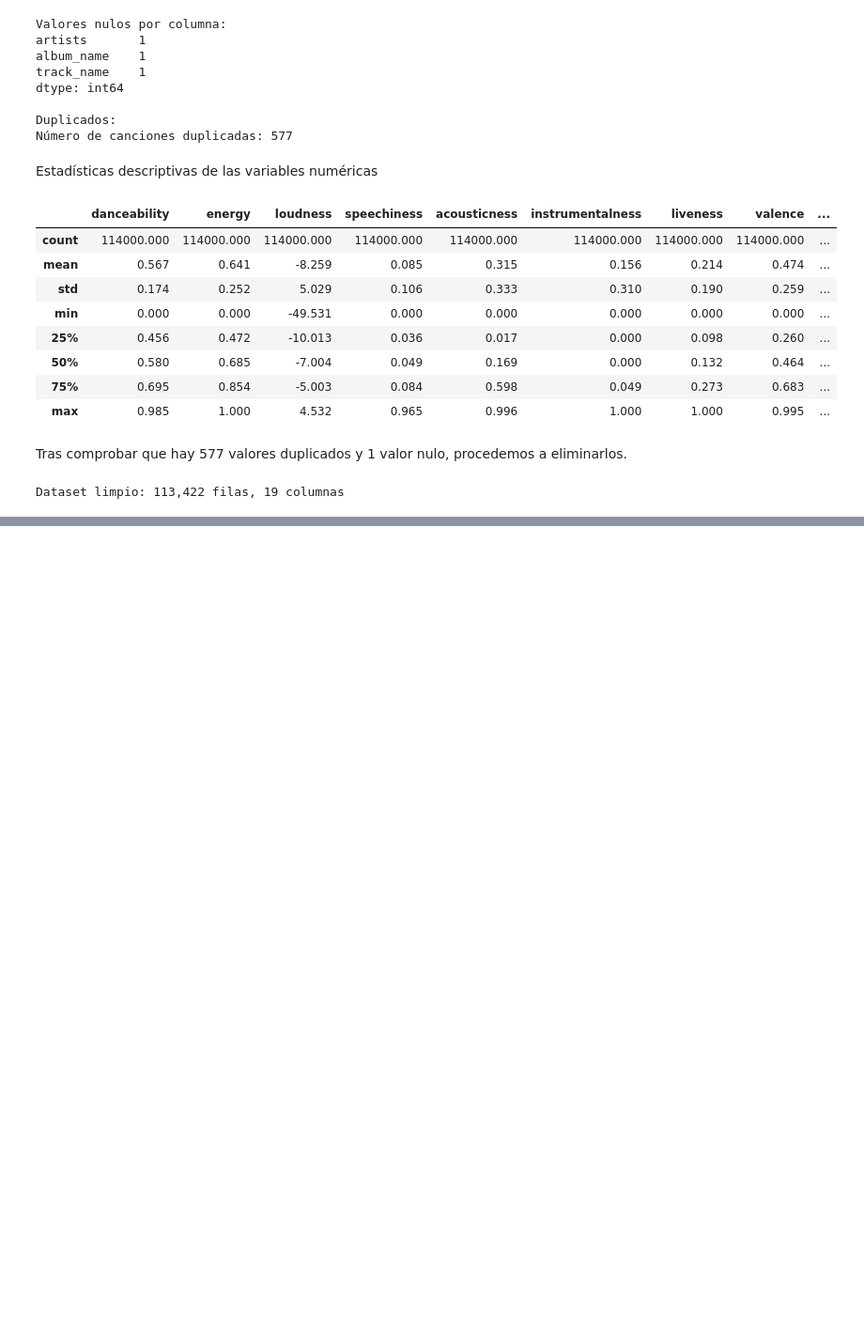
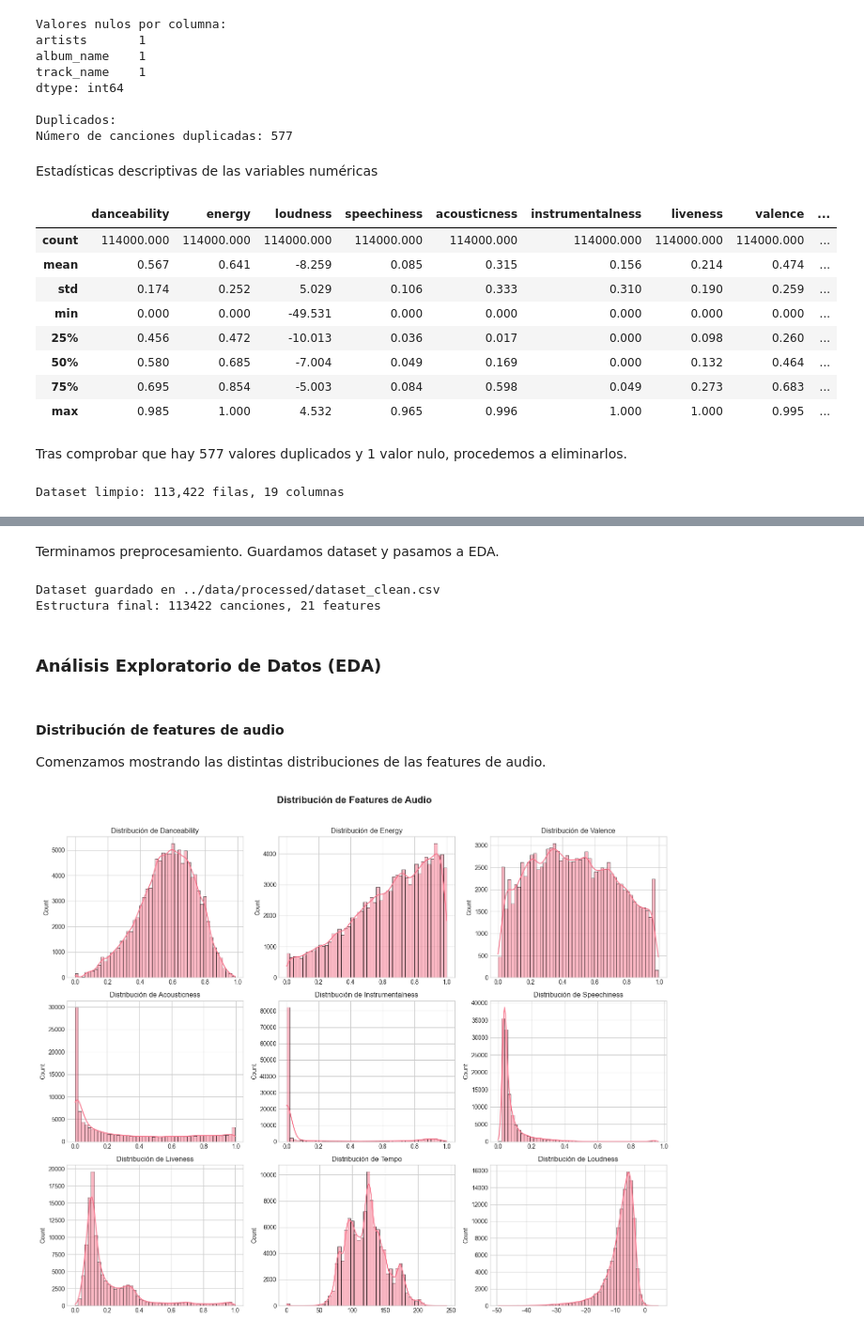
Before and after one commit to alegonzjur/SpotifyRecommender, a Jupyter notebook: notebooks/01_eda_audio_features.ipynb, the cells around one changed output, grey strips where cells are left out. Shown at 94% size. Saved outputs shown, nothing was run; the diff lists cells and outputs as text; code cells hidden in the pictures; blank space fills up the shorter version.

Commit message:
Estructuración de EDA

```diff
--- a/notebooks/01_eda_audio_features.ipynb
+++ b/notebooks/01_eda_audio_features.ipynb
@@ -138,0 +147,9 @@ Dataset limpio: 113,422 filas, 19 columnas
+# %%
+# Cambiamos la duración a minutos.
+df['duration_min'] = (df['duration_ms'] / 60000).round(2)
+
+# Categorizamos la popularidad en rangos.
+df['popularity_category'] = pd.cut(df['popularity'], bins=[0, 25, 50, 75, 100], labels=['Baja', 'Media', 'Alta', 'Viral'])
+
+print(f'Distribución por categoría de popularidad:')
+print(df['popularity_category'].value_counts())
@@ -138,0 +164,35 @@ Dataset limpio: 113,422 filas, 19 columnas
+# %% [markdown]
+Terminamos preprocesamiento. Guardamos dataset y pasamos a EDA.
+# %%
+df.to_csv('../data/processed/dataset_clean.csv', index=False)
+print(f'Dataset guardado en ../data/processed/dataset_clean.csv')
+print(f'Estructura final: {df.shape[0]} canciones, {df.shape[1]} features')
+# %% [output]
+Dataset guardado en ../data/processed/dataset_clean.csv
+Estructura final: 113422 canciones, 21 features
+# %% [markdown]
+### Análisis Exploratorio de Datos (EDA)
+# %% [markdown]
+#### Distribución de features de audio
+
+Comenzamos mostrando las distintas distribuciones de las features de audio.
+# %%
+# Configuración del gráfico.
+fig, axes = plt.subplots(3,3, figsize=(15,12))
+fig.suptitle('Distribución de Features de Audio', fontsize=16, fontweight='bold', y=1.02)
+
+# Elección de features.
+features = ['danceability', 'energy', 'valence','acousticness', 'instrumentalness', 'speechiness','liveness', 'tempo', 'loudness']
+
+# Iteración sobre las features.
+for ax, feature in zip(axes.flatten(), features):
+    sns.histplot(df[feature], bins=50, ax=ax, kde=True)
+    ax.set_title(f'Distribución de {feature.capitalize()}')
+    ax.set_xlabel('')
+
+# Mostrar gráfico.
+plt.tight_layout()
+plt.savefig('../reports/figures/distribucion_audio_features.png', dpi=150, bbox_inches='tight')
+plt.show()
+# %% [output]
+[figure, added]
```
Also changed, not shown: parts of 34 cells of this notebook.
